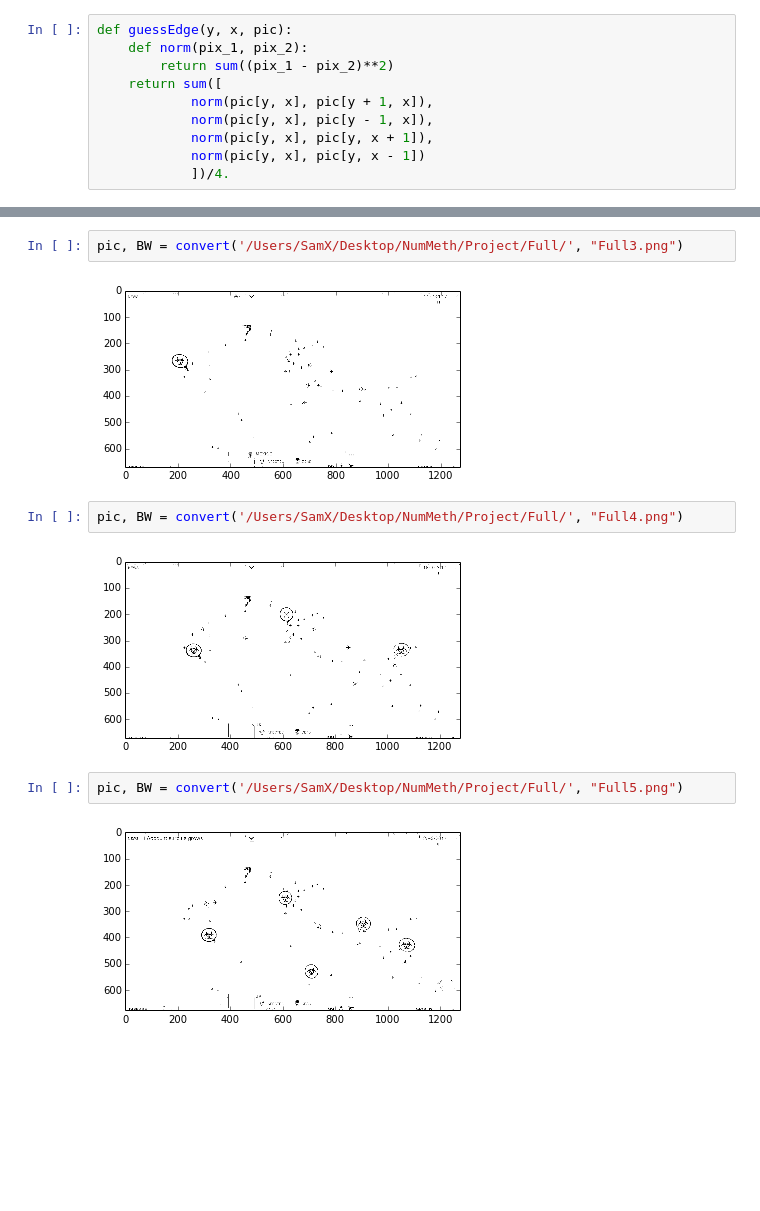
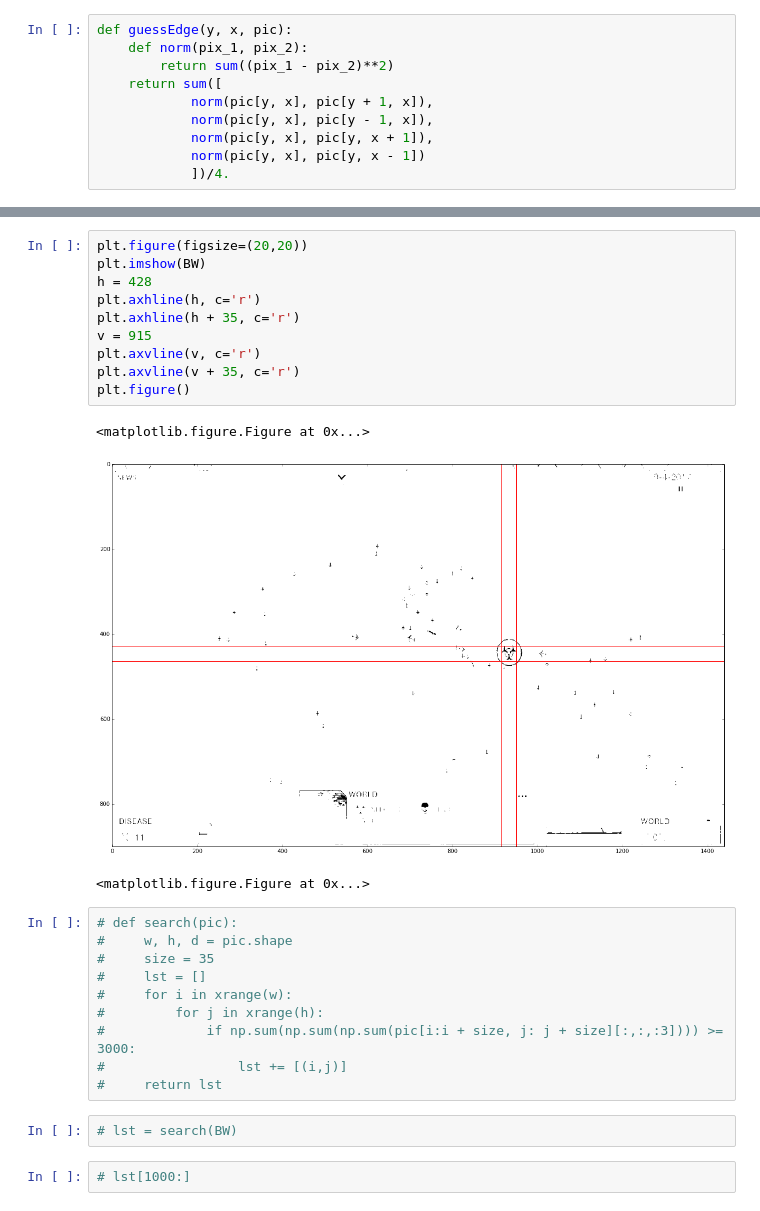
Before and after one commit to KongsakTi/NumMeth, a Jupyter notebook: Project/Project.ipynb, the cells around one changed output, grey strips where cells are left out. Cells and saved outputs as stored; diff of their text form; blank space fills up the shorter version.

```diff
--- a/Project/Project.ipynb
+++ b/Project/Project.ipynb
@@ -92,12 +77,28 @@ convert('/Users/SamX/Desktop/NumMeth/Project/Red/', "Red5.png")
-# %%
-pic, BW = convert('/Users/SamX/Desktop/NumMeth/Project/Full/', "Full3.png")
-# %% [output]
-[figure, removed]
-# %%
-pic, BW = convert('/Users/SamX/Desktop/NumMeth/Project/Full/', "Full4.png")
-# %% [output]
-[figure, removed]
-# %%
-pic, BW = convert('/Users/SamX/Desktop/NumMeth/Project/Full/', "Full5.png")
-# %% [output]
-[figure, removed]
+# %%
+plt.figure(figsize=(20,20))
+plt.imshow(BW)
+h = 428
+plt.axhline(h, c='r')
+plt.axhline(h + 35, c='r')
+v = 915
+plt.axvline(v, c='r')
+plt.axvline(v + 35, c='r')
+plt.figure()
+# %% [output]
+<matplotlib.figure.Figure at 0x...>
+[figure, added]
+<matplotlib.figure.Figure at 0x...>
+# %%
+# def search(pic):
+#     w, h, d = pic.shape
+#     size = 35
+#     lst = []
+#     for i in xrange(w):
+#         for j in xrange(h):
+#             if np.sum(np.sum(np.sum(pic[i:i + size, j: j + size][:,:,:3]))) >= 3000:
+#                 lst += [(i,j)]
+#     return lst
+# %%
+# lst = search(BW)
+# %%
+# lst[1000:]
```
Also changed, not shown: parts of 11 cells of this notebook, 45 other files.
